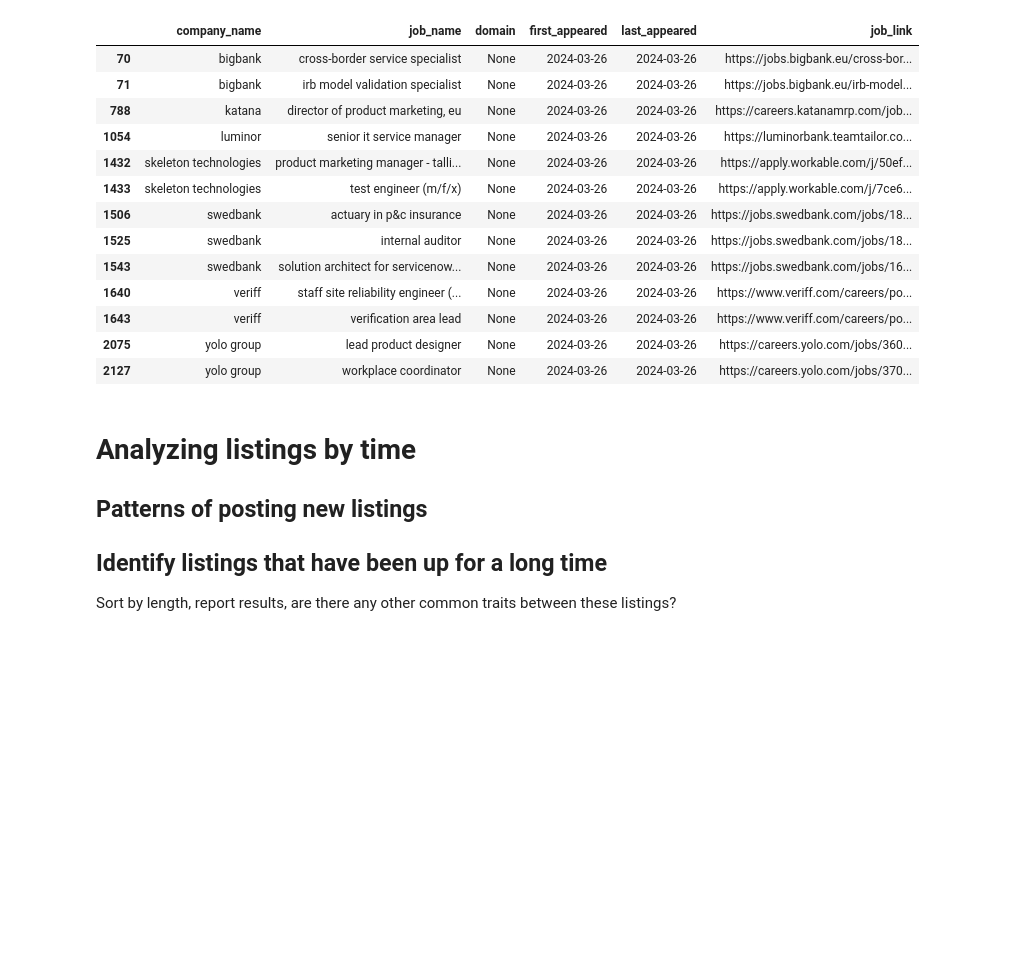
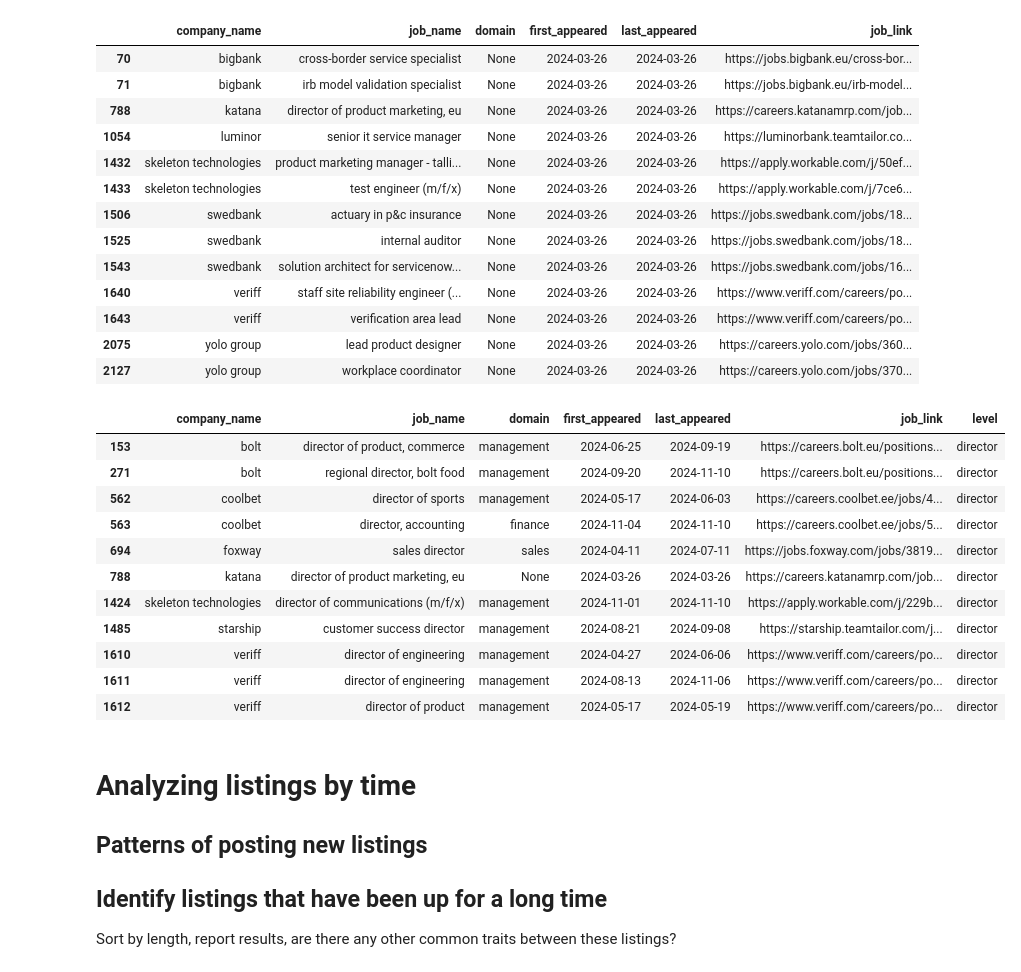
Before and after one commit to m2ger2020/listings, a Jupyter notebook: projekt.ipynb, the cells around one changed output. Cells and saved outputs as stored; diff of their text form; code cells hidden in the pictures; blank space fills up the shorter version.

```diff
--- a/projekt.ipynb
+++ b/projekt.ipynb
@@ -285,6 +286,45 @@ new_data[new_data["domain"].isna()]
 | 1643 | veriff | verification area lead | None | 2024-03-26 | 2024-03-26 | https://www.veriff.com/careers/po... |
 | 2075 | yolo group | lead product designer | None | 2024-03-26 | 2024-03-26 | https://careers.yolo.com/jobs/360... |
 | 2127 | yolo group | workplace coordinator | None | 2024-03-26 | 2024-03-26 | https://careers.yolo.com/jobs/370... |
+# %%
+levels_df = new_data.copy()
+
+level_replacement_dict={#regex: domain,
+  r'senior|vanem arendaja': 'senior',
+  r'intern': 'intern',
+  r'junior': 'junior',
+  r'lead': 'lead',
+  r'head': 'head',
+  r'director': 'director'
+}
+levels_df['level'] = None
+for index, row in levels_df[levels_df['level'].isna()].iterrows():#iterate through all listings that have the 'domain' column as 'nan'
+  matched=False
+  for regex in level_replacement_dict.keys():
+    if not matched and re.search(regex,row['job_name']):#check if any of the regexes in the dictionary match the name of the listing, if they do, add a domain from replacement_dict
+      matched=True
+      levels_df.loc[index,'level']=level_replacement_dict[regex]
+  #    print(row['job_name']+': changed domain to '+level_replacement_dict[regex])#debugging
+  if not matched:#debugging
+    levels_df.loc[index,'level']='mid/unknown'
+  #  print(row['job_name']+' not matched')
+#df[new_data['level'].isna()]
+
+#df[new_data['level'].notna()]
+levels_df[levels_df['level'] == 'director']
+# %% [output]
+|  | company_name | job_name | domain | first_appeared | last_appeared | job_link | level |
+| 153 | bolt | director of product, commerce | management | 2024-06-25 | 2024-09-19 | https://careers.bolt.eu/positions... | director |
+| 271 | bolt | regional director, bolt food | management | 2024-09-20 | 2024-11-10 | https://careers.bolt.eu/positions... | director |
+| 562 | coolbet | director of sports | management | 2024-05-17 | 2024-06-03 | https://careers.coolbet.ee/jobs/4... | director |
+| 563 | coolbet | director, accounting | finance | 2024-11-04 | 2024-11-10 | https://careers.coolbet.ee/jobs/5... | director |
+| 694 | foxway | sales director | sales | 2024-04-11 | 2024-07-11 | https://jobs.foxway.com/jobs/3819... | director |
+| 788 | katana | director of product marketing, eu | None | 2024-03-26 | 2024-03-26 | https://careers.katanamrp.com/job... | director |
+| 1424 | skeleton technologies | director of communications (m/f/x) | management | 2024-11-01 | 2024-11-10 | https://apply.workable.com/j/229b... | director |
+| 1485 | starship | customer success director | management | 2024-08-21 | 2024-09-08 | https://starship.teamtailor.com/j... | director |
+| 1610 | veriff | director of engineering | management | 2024-04-27 | 2024-06-06 | https://www.veriff.com/careers/po... | director |
+| 1611 | veriff | director of engineering | management | 2024-08-13 | 2024-11-06 | https://www.veriff.com/careers/po... | director |
+| 1612 | veriff | director of product | management | 2024-05-17 | 2024-05-19 | https://www.veriff.com/careers/po... | director |
 # %% [markdown]
 # Analyzing listings by time
 
```
Also changed, not shown: parts of 3 cells of this notebook.
